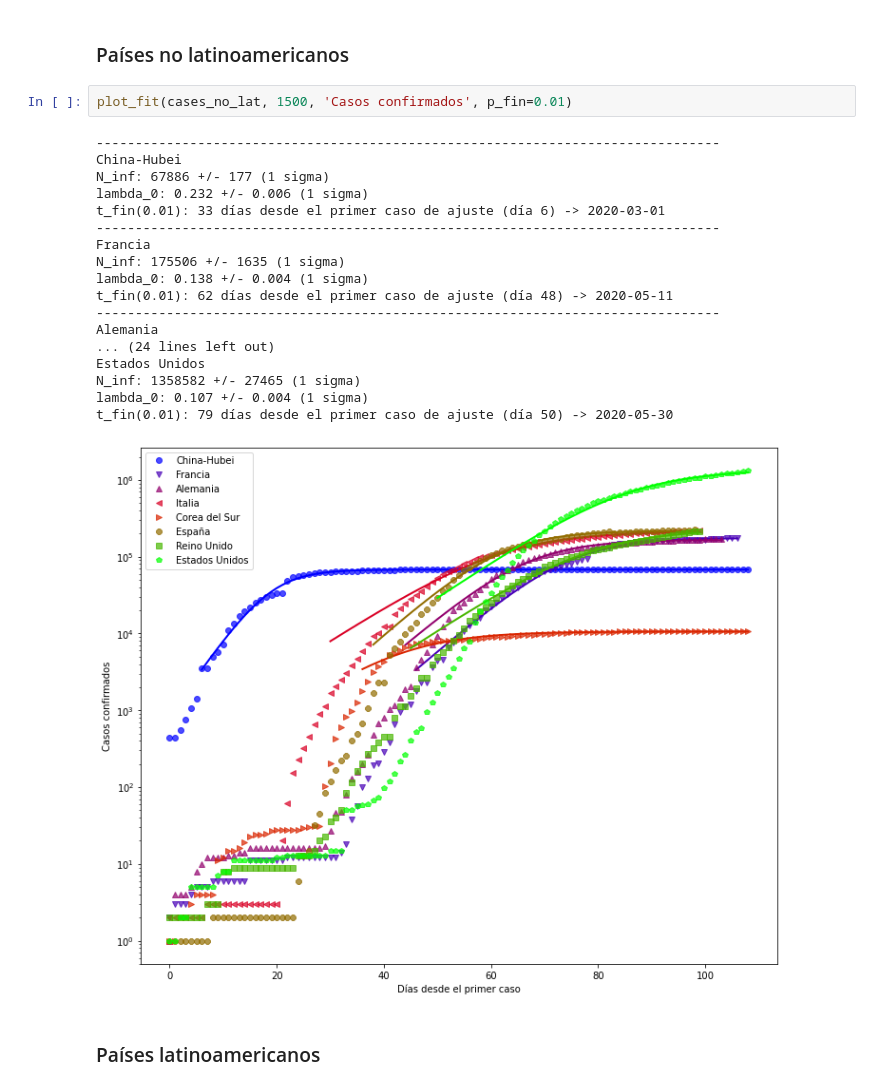
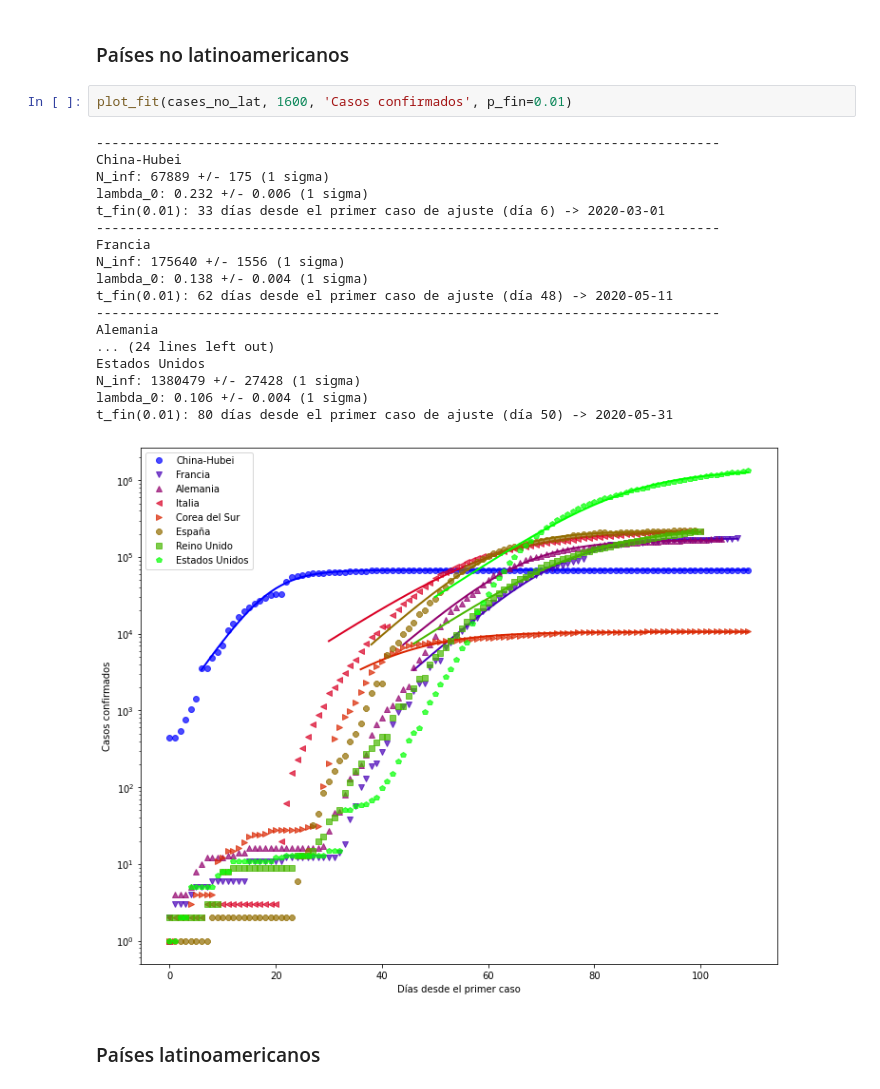
Before and after one commit to manuxch/logistic-covid19, a Jupyter notebook: Logistic_model_COVID-19.ipynb, the cells around one changed output. Cells and saved outputs as stored; diff of their text form.

```diff
--- a/Logistic_model_COVID-19.ipynb
+++ b/Logistic_model_COVID-19.ipynb
@@ -180,26 +180,26 @@ El número de casos confirmados se obtiene a partir de los test que se le realiz
 # %% [markdown]
 ### Países no latinoamericanos
 # %%
-plot_fit(cases_no_lat, 1500, 'Casos confirmados', p_fin=0.01)
+plot_fit(cases_no_lat, 1600, 'Casos confirmados', p_fin=0.01)
 # %% [output]
 --------------------------------------------------------------------------------
 China-Hubei
-N_inf: 67886 +/- 177 (1 sigma)
+N_inf: 67889 +/- 175 (1 sigma)
 lambda_0: 0.232 +/- 0.006 (1 sigma)
 t_fin(0.01): 33 días desde el primer caso de ajuste (día 6) -> 2020-03-01
 --------------------------------------------------------------------------------
 Francia
-N_inf: 175506 +/- 1635 (1 sigma)
+N_inf: 175640 +/- 1556 (1 sigma)
 lambda_0: 0.138 +/- 0.004 (1 sigma)
 t_fin(0.01): 62 días desde el primer caso de ajuste (día 48) -> 2020-05-11
 --------------------------------------------------------------------------------
 Alemania
 ... (24 lines left out)
 Estados Unidos
-N_inf: 1358582 +/- 27465 (1 sigma)
-lambda_0: 0.107 +/- 0.004 (1 sigma)
-t_fin(0.01): 79 días desde el primer caso de ajuste (día 50) -> 2020-05-30
+N_inf: 1380479 +/- 27428 (1 sigma)
+lambda_0: 0.106 +/- 0.004 (1 sigma)
+t_fin(0.01): 80 días desde el primer caso de ajuste (día 50) -> 2020-05-31
-[figure, old version]
+[figure, new version]
 # %% [markdown]
 ### Países latinoamericanos
 # %%
```
Also changed, not shown: parts of 8 cells of this notebook.
